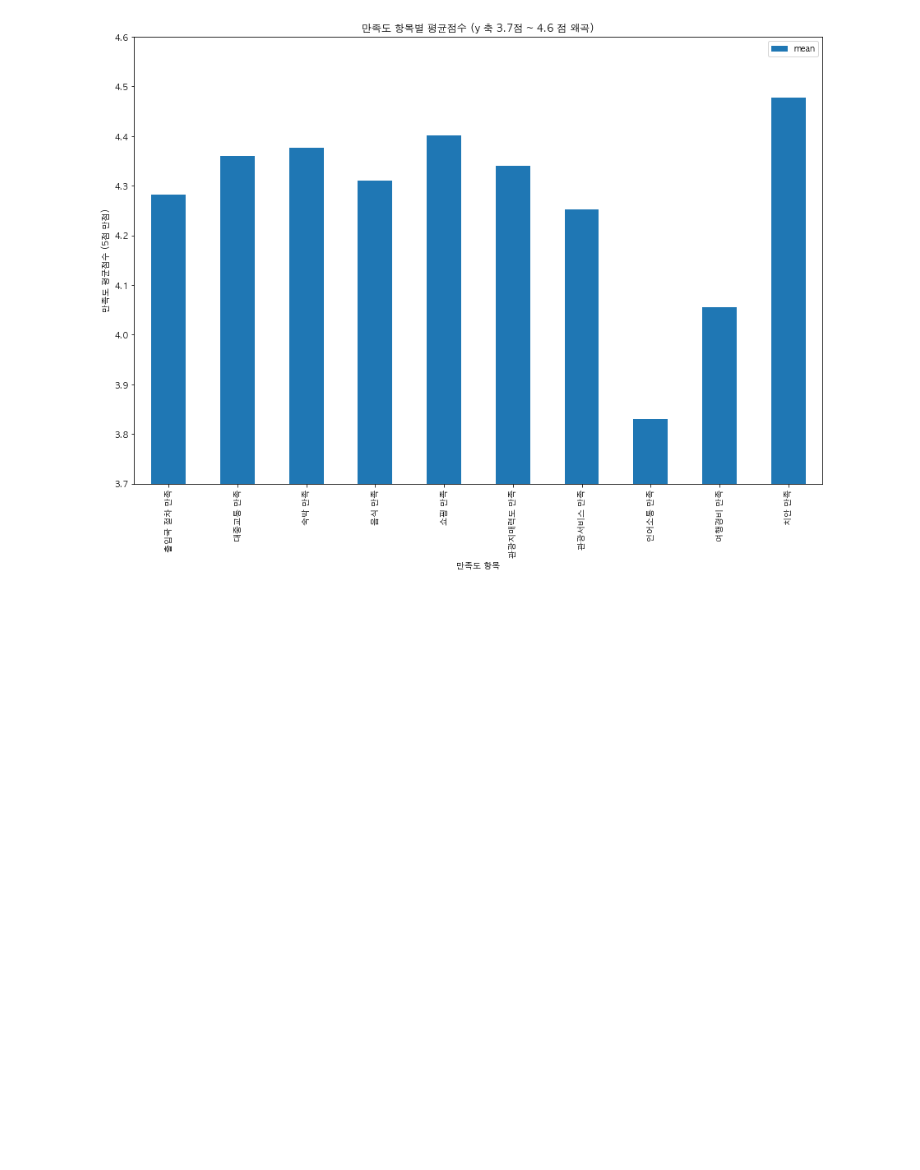
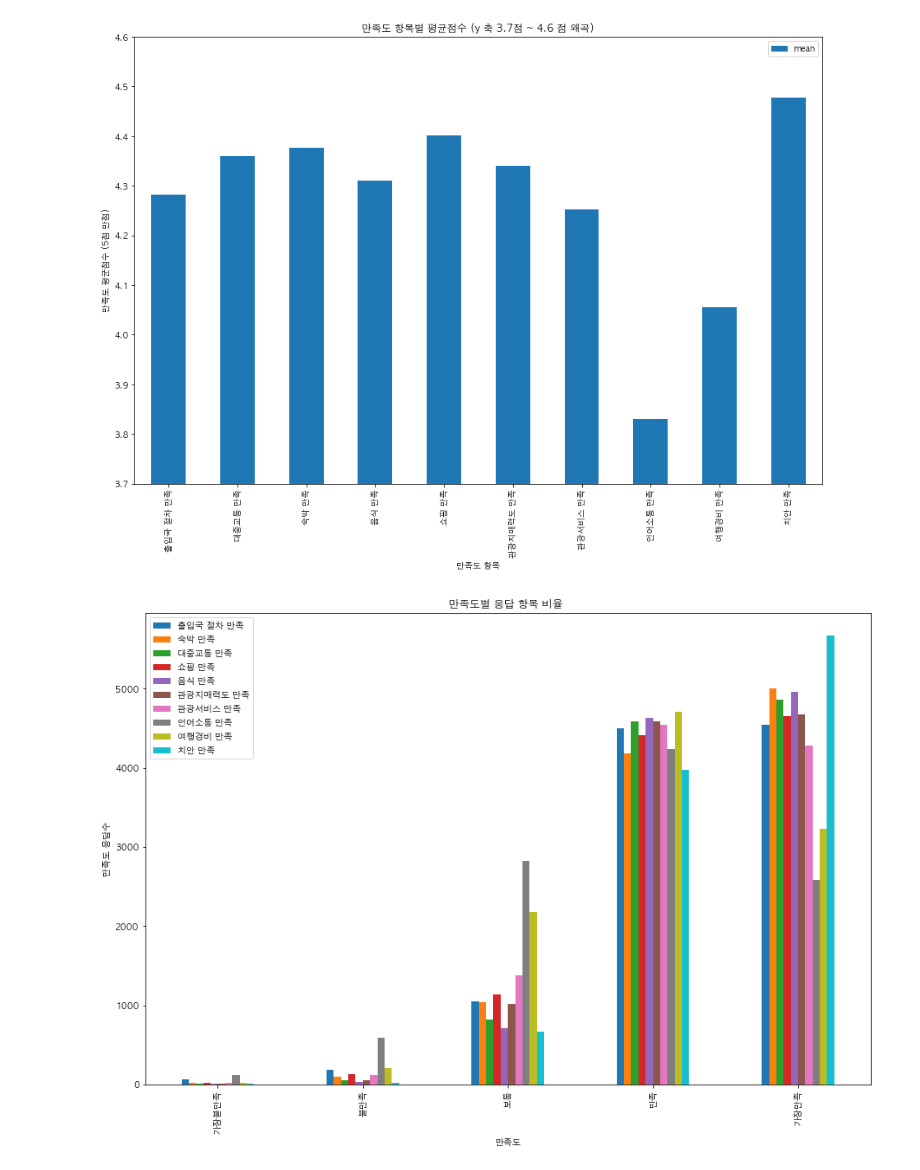
Before and after one commit to asdhgfasd1/2020, a Jupyter notebook: statistics/des_stats01.ipynb, the cells around one changed output. Saved outputs shown, nothing was run; the diff lists cells and outputs as text; code cells hidden in the pictures; blank space fills up the shorter version.

```diff
--- a/statistics/des_stats01.ipynb
+++ b/statistics/des_stats01.ipynb
@@ -505,3 +505,21 @@ plt.show()
 # 치안만족, 쇼핑만족, 숙박만족 순으로 나타났다.
 # %% [output]
 [figure]
+# %%
+# 가장 만족한 활동
+statistics_cp = q13a_agg_col('q13a', 'count', 15, filter_non.copy(), 'fq')
+
+revisit_fq_df = pd.DataFrame(statistics_cp)
+revisit_fq_df
+revisit_fq_df.columns = ["출입국 절차 만족", "숙박 만족",
+                         "대중교통 만족", "쇼핑 만족", "음식 만족",
+                         "관광지매력도 만족", "관광서비스 만족", "언어소통 만족",
+                         "여행경비 만족", "치안 만족" , "재방문 의사", "추천의사", "여행전 한국이미지", "여행후 한국이미지"]
+
+revisit_fq_df.iloc[1:6,:10].rename( index={1:"가장불만족",2:"불만족",3:"보통", 4:"만족", 5:"가장만족"}).plot(kind='bar', figsize=(15,10))
+plt.title('만족도별 응답 항목 비율 ')
+plt.xlabel('만족도')
+plt.ylabel('만족도 응답수')
+plt.show()
+# %% [output]
+[figure, added]
```
Also changed, not shown: parts of 1 cell of this notebook.
